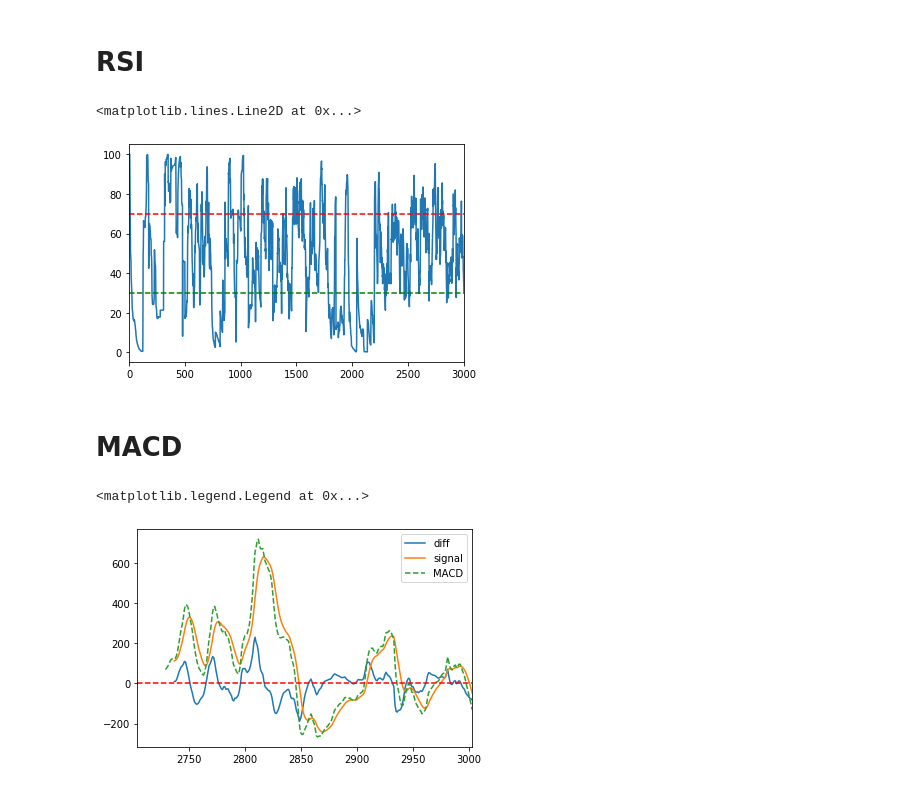
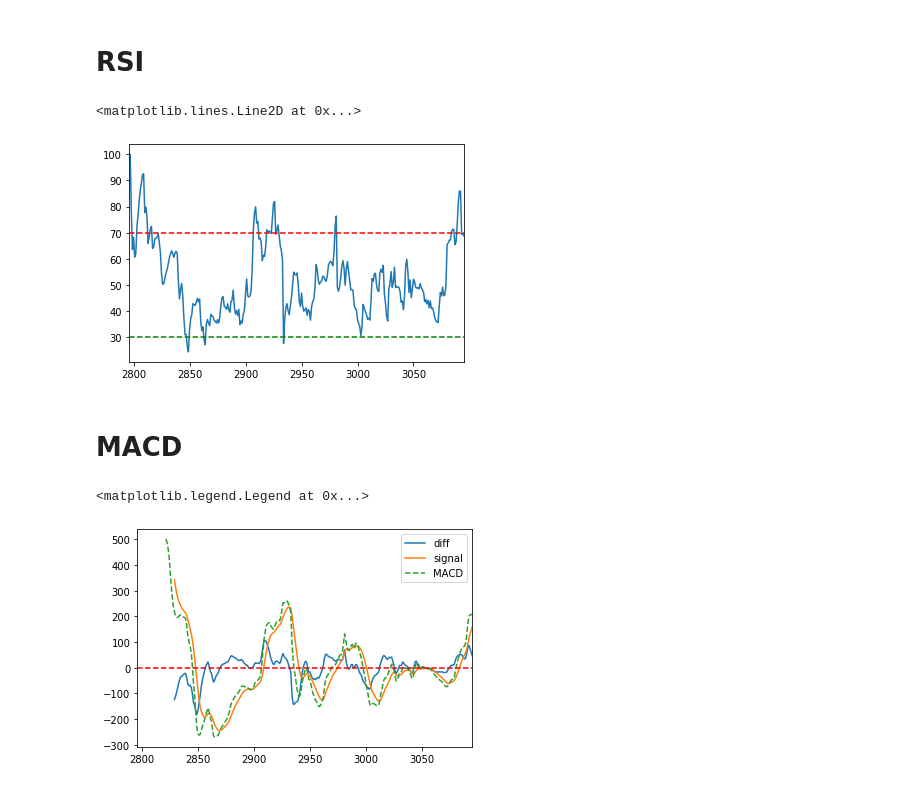
Before and after one commit to ghodsizadeh/tehran-stocks, a Jupyter notebook: Example/Technical Analysis.ipynb, the cells around one changed output. Drawn from its saved outputs; the diff is of its cells as text; code cells hidden in the pictures.

```diff
--- a/Example/Technical Analysis.ipynb
+++ b/Example/Technical Analysis.ipynb
@@ -8,26 +8,24 @@ import ta
 import matplotlib.pyplot as plt
 # %%
 stock = Stocks.query.filter_by(name='كگل').first() #find by symbol(نماد)
-# %%
-df = ta.add_trend_ta(stock.df,'high','low','close')
 # %% [markdown]
 # RSI
 # %%
-ta.rsi(df.close).plot()
+ta.momentum.rsi(df.close.iloc[-300:]).plot()
 plt.axhline(30,ls='--',c='g')
 plt.axhline(70,ls='--',c='r')
 # %% [output]
 <matplotlib.lines.Line2D at 0x...>
-[figure, old version]
+[figure, new version]
 # %% [markdown]
 # MACD
 # %%
 close = df.close.iloc[-300:]
-ta.macd_diff(close).plot(label='diff')
-ta.macd_signal(close).plot(label='signal')
-ta.macd(colse).plot(ls='--',label= 'MACD')
+ta.trend.macd_diff(close).plot(label='diff')
+ta.trend.macd_signal(close).plot(label='signal')
+ta.trend.macd(close).plot(ls='--',label= 'MACD')
 plt.axhline(0,ls='--',c='red')
 plt.legend()
 # %% [output]
 <matplotlib.legend.Legend at 0x...>
-[figure, old version]
+[figure, new version]
```
Also changed, not shown: 1 other file.
